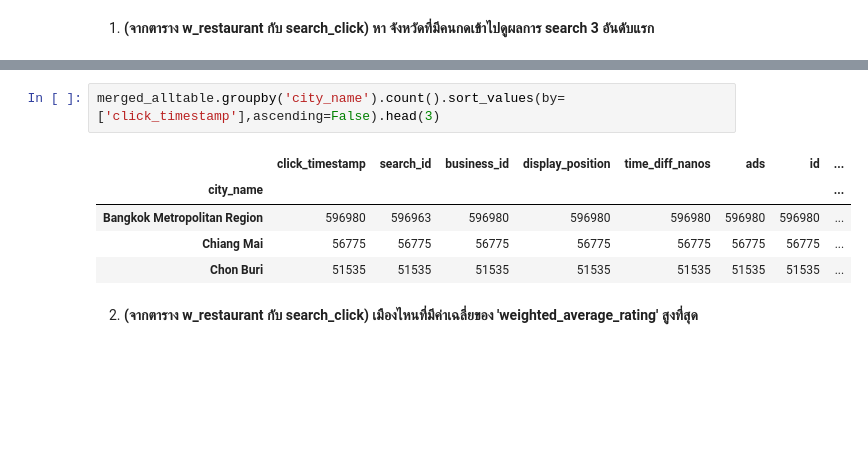
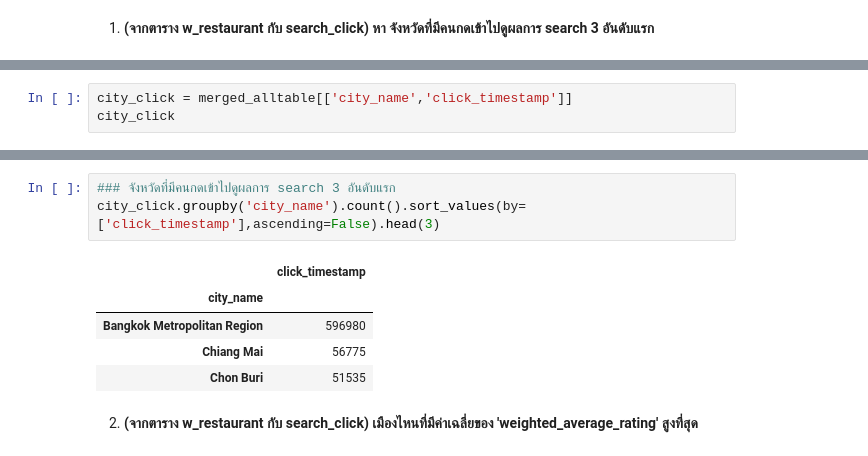
Before and after one commit to jittakorn-ch/DWDM21, a Jupyter notebook: Data_Preprocessing_(Chapter3).ipynb, the cells around one changed output, grey strips where cells are left out. Saved outputs shown, nothing was run; the diff lists cells and outputs as text; blank space fills up the shorter version.

```diff
--- a/Data_Preprocessing_(Chapter3).ipynb
+++ b/Data_Preprocessing_(Chapter3).ipynb
@@ -1471,3 +1504,6 @@ merged_alltable.head()
 | 2 | 32:09.6 | 8dc6d1f0-11f1-4239-9dd2-5c1674c81224 | 16157.0 | 0 | 2.581490e+15 | True | 16157.0 | The Hub Cafe and Eatery | ... |
 | 3 | 00:59.8 | 1a5810e9-3d1f-44b9-9a2e-26ede21c524b | 89741.0 | 1 | 1.404580e+15 | True | 89741.0 | ซั่งไห่ เสี่ยวหลงเปา | ... |
 | 4 | 23:36.8 | 6bc75e0d-fc65-471e-9926-ff6be6708639 | 189564.0 | 1 | 9.333590e+14 | True | 189564.0 | Yoshinoya | ... |
+# %%
+city_click = merged_alltable[['city_name','click_timestamp']]
+city_click
@@ -1474,10 +1524,11 @@ merged_alltable.head()
 # %%
-merged_alltable.groupby('city_name').count().sort_values(by=['click_timestamp'],ascending=False).head(3)
+### จังหวัดที่มีคนกดเข้าไปดูผลการ search 3 อันดับแรก
+city_click.groupby('city_name').count().sort_values(by=['click_timestamp'],ascending=False).head(3)
 # %% [output]
-|  | click_timestamp | search_id | business_id | display_position | time_diff_nanos | ads | id | ... |
-| city_name |  |  |  |  |  |  |  | ... |
-| Bangkok Metropolitan Region | 596980 | 596963 | 596980 | 596980 | 596980 | 596980 | 596980 | ... |
-| Chiang Mai | 56775 | 56775 | 56775 | 56775 | 56775 | 56775 | 56775 | ... |
-| Chon Buri | 51535 | 51535 | 51535 | 51535 | 51535 | 51535 | 51535 | ... |
+|  | click_timestamp |
+| city_name |  |
+| Bangkok Metropolitan Region | 596980 |
+| Chiang Mai | 56775 |
+| Chon Buri | 51535 |
 # %% [markdown]
 2. **(จากตาราง w_restaurant กับ search_click) เมืองไหนที่มีค่าเฉลี่ยของ 'weighted_average_rating' สูงที่สุด**
```
Also changed, not shown: parts of 15 cells of this notebook.
